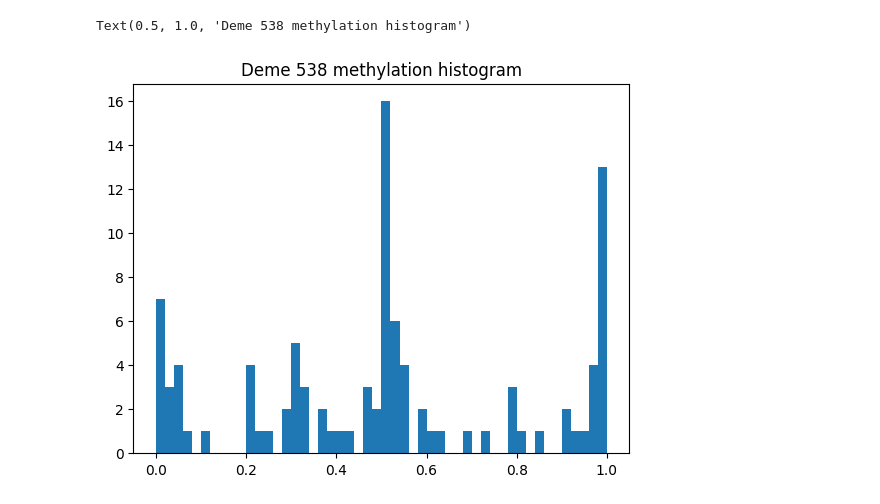
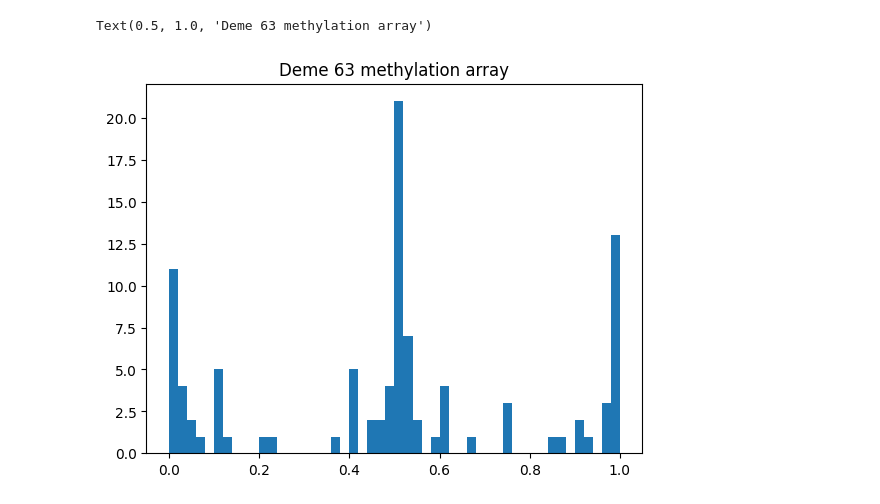
Before and after one commit to robjohnnoble/demon_model, a Jupyter notebook: examples/eg1/eg1.ipynb, the cells around one changed output. Drawn from its saved outputs; the diff is of its cells as text; code cells hidden in the pictures.

```diff
--- a/examples/eg1/eg1.ipynb
+++ b/examples/eg1/eg1.ipynb
@@ -42,3 +43,6 @@ Exit code 0
 # Read in the output files
 methylation = pd.read_csv(outputs_path + methylation_file, sep='\t')
 demes = pd.read_csv(outputs_path + demes_file, sep='\t')
+carrying_capacity = demes.Population.max()
+filled_demes = demes[demes['Population'] == carrying_capacity]
+filled_demes.head()
@@ -45,13 +56,13 @@ demes = pd.read_csv(outputs_path + demes_file, sep='\t')
 # %%
 # Separate the demes methylation array strings into lists of floats
-deme_arrays = demes.AverageArray.apply(lambda x: [float(i) for i in x.split()])
+deme_arrays = filled_demes.AverageArray.apply(lambda x: [float(i) for i in x.split()])
 # %%
 # Plot a randomly selected deme's methylation array
 # Randomly select deme to plot
 deme = np.random.randint(0, len(deme_arrays))
 # Plot the deme's methylation histogram
-plt.hist(deme_arrays[deme], bins=50)
-plt.title('Deme ' + str(deme) + ' methylation histogram')
+plt.hist(deme_arrays.iloc[deme], bins=50)
+plt.title('Deme ' + str(deme) + ' methylation array')
 # %% [output]
-Text(0.5, 1.0, 'Deme 538 methylation histogram')
+Text(0.5, 1.0, 'Deme 63 methylation array')
-[figure, old version]
+[figure, new version]
```
Also changed, not shown: parts of 14 cells of this notebook, 2 other files.
